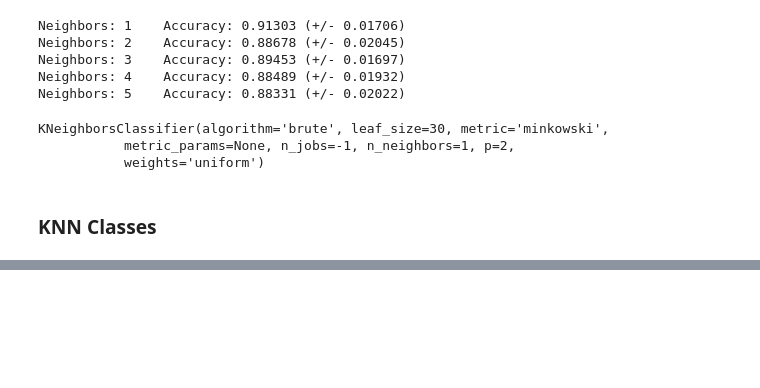
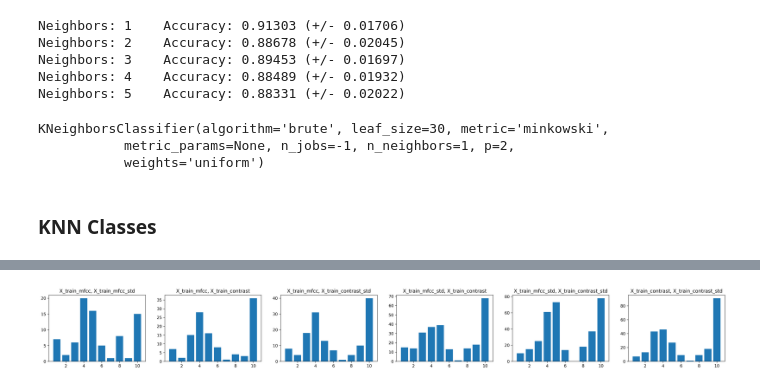
Before and after one commit to Copete/CS181_P3_dualspace, a Jupyter notebook: Junran/feature_selection.ipynb, the cells around one changed output, grey strips where cells are left out. Cells and saved outputs as stored; diff of their text form; code cells hidden in the pictures; blank space fills up the shorter version.

```diff
--- a/Junran/feature_selection.ipynb
+++ b/Junran/feature_selection.ipynb
@@ -300,0 +309,13 @@ plt.bar(wrong_label_counts.keys(), wrong_label_counts.values())
+# %%
+fig = plt.figure(figsize=(30, 3), dpi=300)
+features = [[X_train_mfcc, X_train_mfcc_std], [X_train_mfcc, X_train_contrast], [X_train_mfcc, X_train_contrast_std], [X_train_mfcc_std, X_train_contrast], [X_train_mfcc_std, X_train_contrast_std], [X_train_contrast, X_train_contrast_std]]
+feature_names = ['X_train_mfcc, X_train_mfcc_std', 'X_train_mfcc, X_train_contrast', 'X_train_mfcc, X_train_contrast_std', 'X_train_mfcc_std, X_train_contrast', 'X_train_mfcc_std, X_train_contrast_std', 'X_train_contrast, X_train_contrast_std']
+i = 1
+for f, l in zip(features, feature_names):
+    plt.subplot(1, 6, i)
+    i += 1
+    mislabel_counts(f, l)
+
+plt.show()
+# %% [output]
+[figure, added]
```
Also changed, not shown: parts of 15 cells of this notebook, 3 other files.
